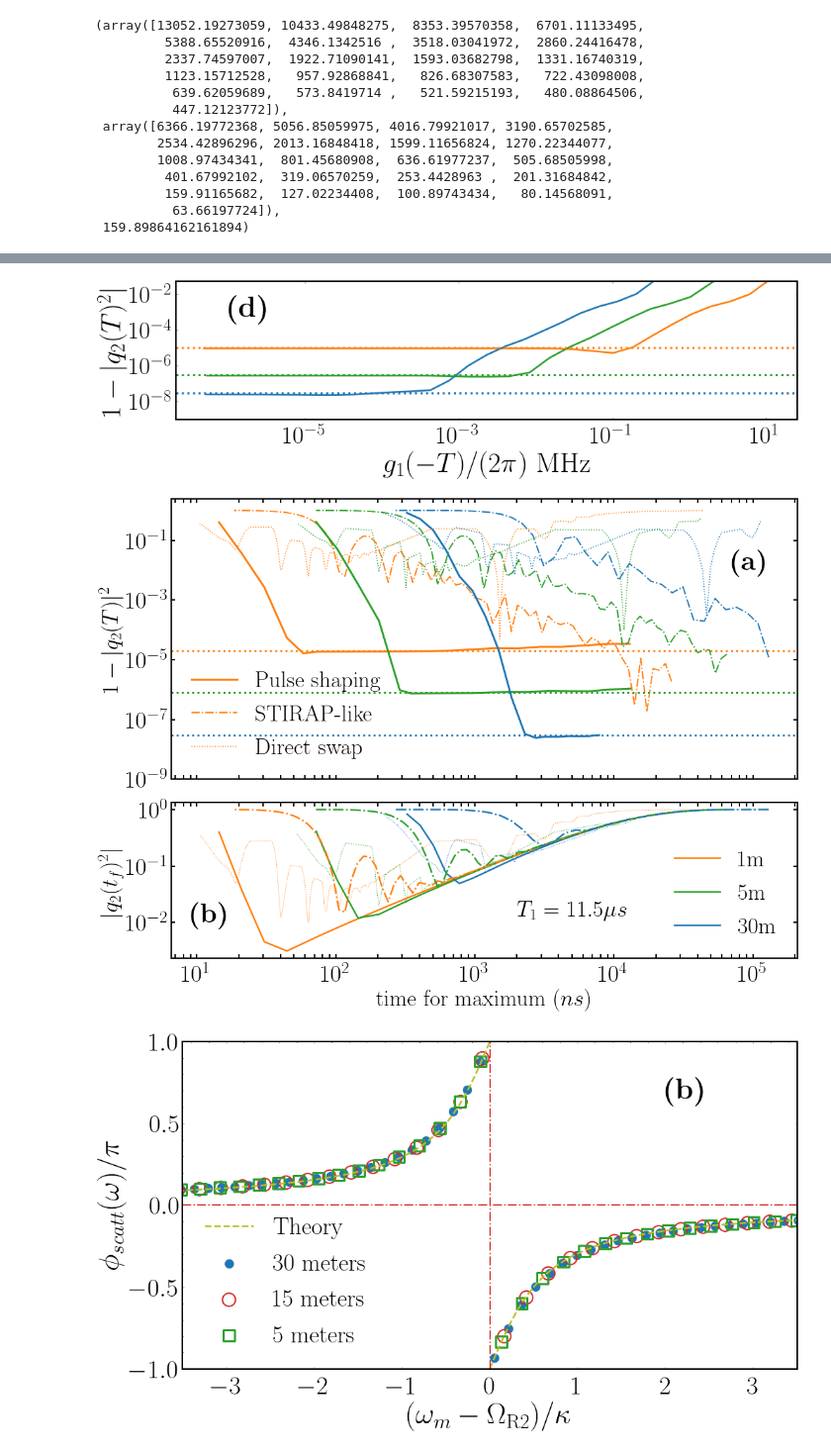
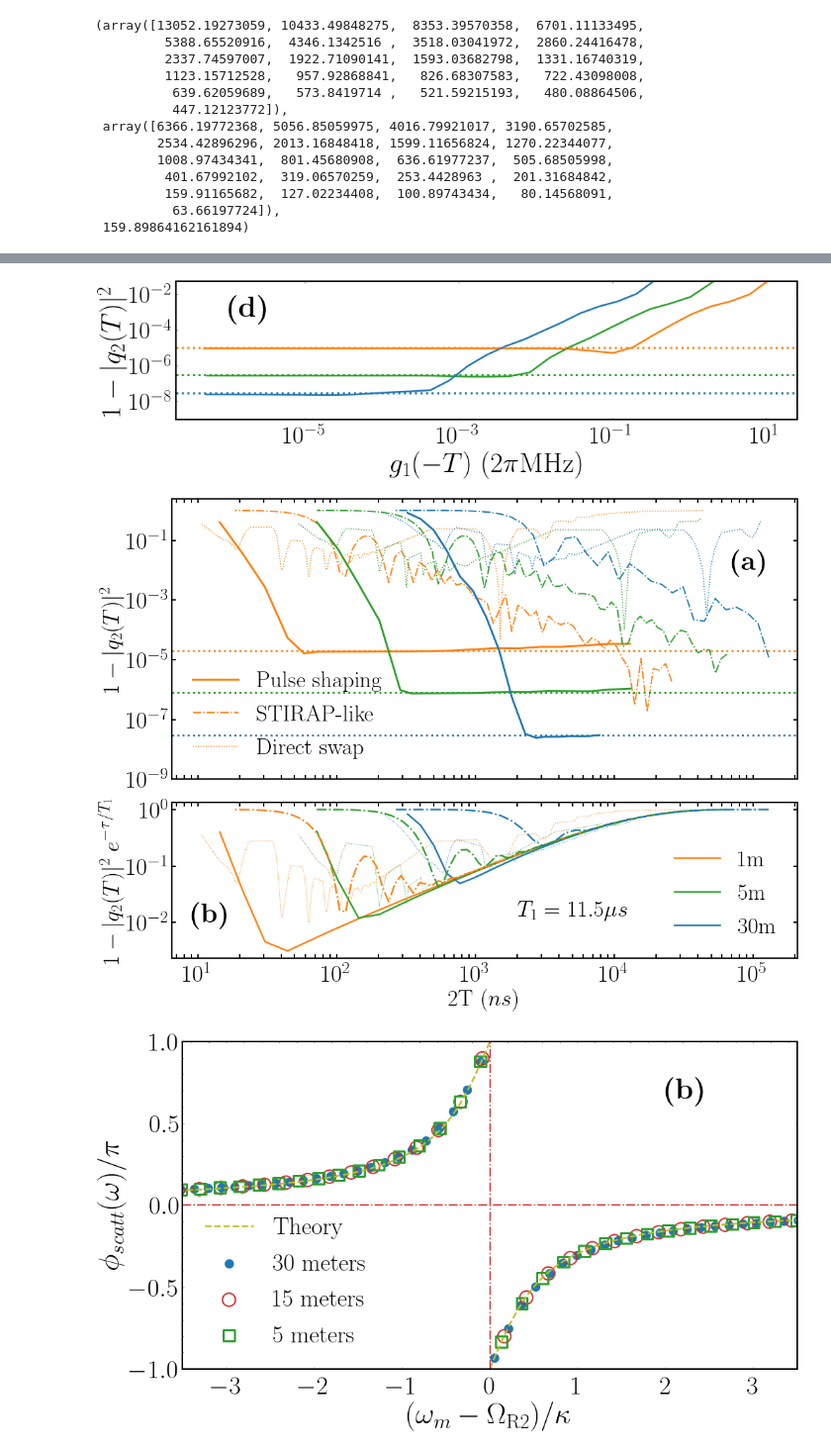
Before and after one commit to Gphysics-fpf/2022_state_transfer, a Jupyter notebook: Codes/99 All article plots.ipynb, the cells around one changed output, grey strips where cells are left out. Shown: that part at 99% size. Saved outputs shown, nothing was run; the diff lists cells and outputs as text; code cells hidden in the pictures.

```diff
--- a/Codes/99 All article plots.ipynb
+++ b/Codes/99 All article plots.ipynb
@@ -176,8 +177,8 @@ ax3.loglog(pulse_shaping_1m_cutoff[:,10], 1-pulse_shaping_1m_cutoff[:,7],'-',lin
 ax3.loglog(pulse_shaping_5m_cutoff[:,10], 1-pulse_shaping_5m_cutoff[:,7],'-',linewidth=2.5, color='tab:green', label =' 5 m' )
 ax3.loglog(pulse_shaping_30m_cutoff[:,10], 1-pulse_shaping_30m_cutoff[:,7],'-',linewidth=2.5, color='tab:blue', label =' 30 m' )
 
-ax3.set_ylabel('$1 - |q_2(T)^2|$', {'fontsize': 40})
-ax3.set_xlabel('$g_1(-T)$/$(2 \pi)$ MHz ', {'fontsize': 40})
+ax3.set_ylabel('$1 - |q_2(T)|^2$', {'fontsize': 40})
+ax3.set_xlabel('$g_1(-T)$ $(2 \pi$MHz) ', {'fontsize': 40})
 ax3.axhline(y = 1e-05, linestyle = ':', linewidth=3, color='tab:orange')
 ax3.axhline(y = 3e-07, linestyle = ':', linewidth=3, color='tab:green')
 ax3.axhline(y = 2.9e-8, linestyle = ':', linewidth=3, color='tab:blue')
@@ -195,7 +196,7 @@ plt.show()
 fig.savefig('../Figures/fig2d.svg')
 fig.savefig('../Figures/fig2d.pdf')
 # %% [output]
-[figure, old version]
+[figure, new version]
 # %%
 STIRAP_1m_comparison_times = np.load('../Data/STIRAP_1m_comparison_times.npy')
 STIRAP_5m_comparison_times = np.load('../Data/STIRAP_5m_comparison_times.npy')
@@ -274,36 +275,36 @@ ax2.loglog(pulse_shaping_30m_comparison_times[:,9], 1-pulse_shaping_30m_comparis
 
 ax2.loglog(STIRAP_1m_comparison_times[:,9], 1-STIRAP_1m_comparison_times[:,0]*np.exp(-np.array(STIRAP_1m_comparison_times[:,8], dtype = float)/T1_1), '-.', linewidth=2.5, color='tab:orange')
 ax2.loglog(STIRAP_5m_comparison_times[:,9], 1-STIRAP_5m_comparison_times[:,0]*np.exp(-np.array(STIRAP_5m_comparison_times[:,8], dtype = float)/T1_1), '-.', linewidth=2.5, color='tab:green')
 ax2.loglog(STIRAP_30m_comparison_times[:,9], 1-STIRAP_30m_comparison_times[:,0]*np.exp(-np.array(STIRAP_30m_comparison_times[:,8], dtype = float)/T1_1), '-.', linewidth=2.5, color='tab:blue')
 
 
-ax2.set_ylabel('$$|q_2(t_f)^2|$$')
-ax2.set_xlabel('time for maximum $(ns) $ ')
+ax2.set_ylabel('$$1-|q_2(T)|^2  \; e^{-\\tau/T_1} $$')
+ax2.set_xlabel('2T $(ns) $ ')
 
 
 ax2.text(0.9e1, 1e-2,'\\textbf{(b)}',color='black', weight='bold', fontsize=42)
 ax2.text(2e3, 1.3e-2,'$T_1 = 11.5 \mu s$',color='black', fontsize=35)
 
 ax2.tick_params(labelcolor='black', labelsize='small', width=2, length =6)
 # ax2.yaxis.set_minor_locator(MultipleLocator(1))
 ax2.set_yticks([1e-2,1e-1,1e0]) #,['10^1','10^2','10^3','10^4'])
 ax2.tick_params(which='minor', color='black', width=2, length=6)
 
 ax2.xaxis.set_tick_params(labelsize=37)
 ax2.yaxis.set_tick_params(labelsize=37)
 ax1.yaxis.set_tick_params(labelsize=37)
 
 ax2.xaxis.set_tick_params(pad=10)
 
 
 ax2.legend()
 
 plt.show()
 
 fig.savefig('../Figures/fig3.svg')
 fig.savefig('../Figures/fig3.pdf')
 # %% [output]
-[figure, old version]
+[figure, new version]
 # %%
 def flat_photon_scattering(ω1=2*π*8.406, ω2=2*π*8.406, κ2=0.0540353936, l=5, mmax=105):
 
```
Also changed, not shown: parts of 2 cells of this notebook, 4 other files.
